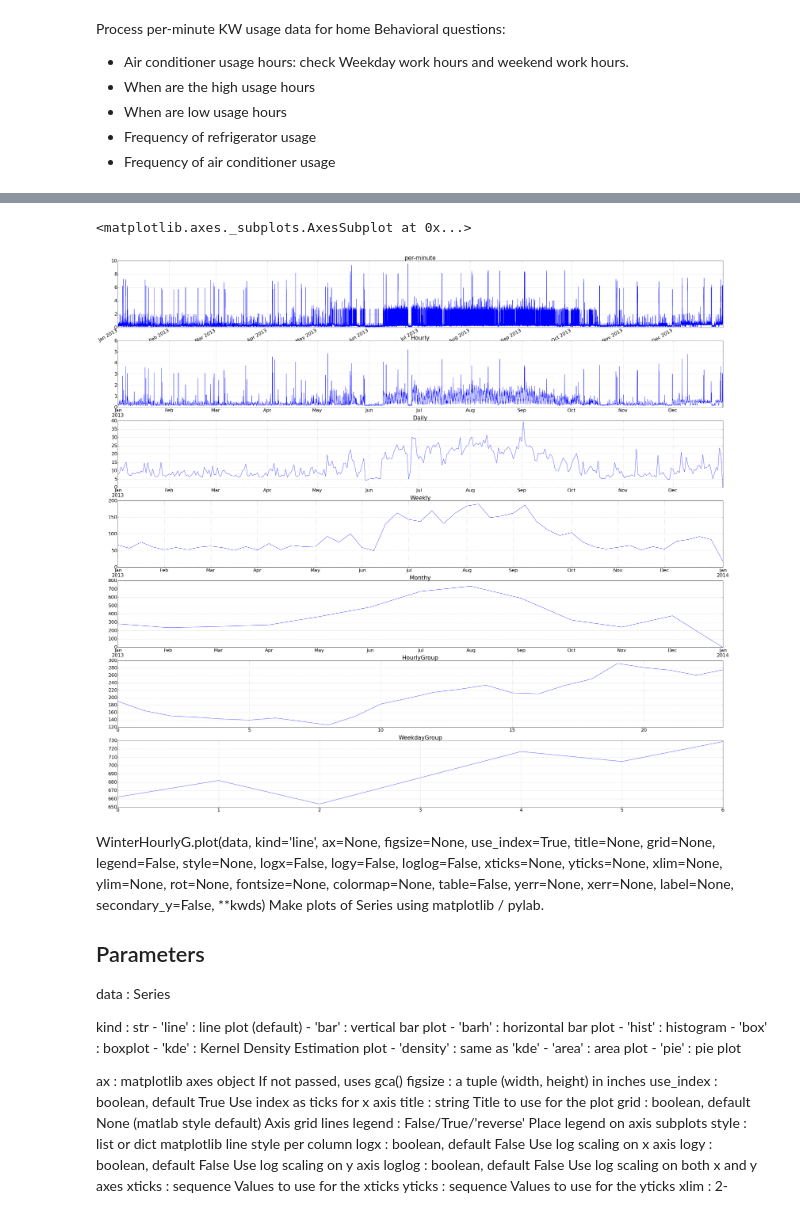
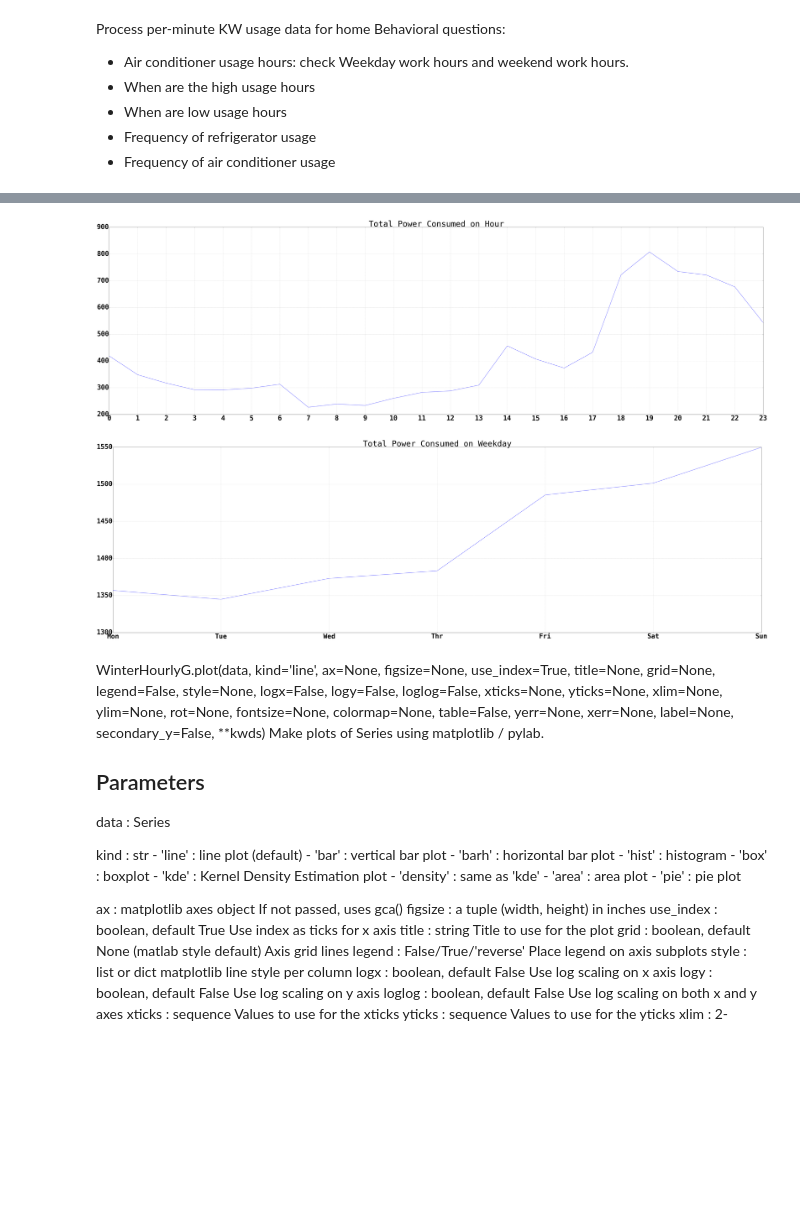
Before and after one commit to lkirch/energy-dashboard, a Jupyter notebook: Python-code/process.ipynb, the cells around one changed output, grey strips where cells are left out. Drawn from its saved outputs; the diff is of its cells as text; code cells hidden in the pictures; blank space fills up the shorter version.

```diff
--- a/Python-code/process.ipynb
+++ b/Python-code/process.ipynb
@@ -116,24 +152,25 @@ dtype: float64
-# %%
-# plot the values
-fig0 = plt.figure(figsize=(50,50))
-ax0=fig0.add_subplot(7,1,1)
-ax1=fig0.add_subplot(7,1,2)
-ax2=fig0.add_subplot(7,1,3)
-ax3=fig0.add_subplot(7,1,4)
-ax4=fig0.add_subplot(7,1,5)
-ax5=fig0.add_subplot(7,1,6)
-ax6=fig0.add_subplot(7,1,7)
-
-tsElec.plot(ax=ax0, title="per-minute")
-tsHourly.plot(ax=ax1, title="Hourly")
-tsDaily.plot(ax=ax2, title="Daily")
-tsWeekly.plot(ax=ax3, title="Weekly")
-tsMonthly.plot(ax=ax4, title="Monthy")
-XHourlyG.plot(ax=ax5, title="HourlyGroup")
-XWeekdayG.plot(ax=ax6, title="WeekdayGroup")
-# %% [output]
-<matplotlib.axes._subplots.AxesSubplot at 0x...>
-[figure, removed]
+# %%
+# plot the values
+'''
+fig1, ax1 = plt.subplots(nrows=5, ncols=1, figsize=(70, 100))
+
+tsElec.plot(ax=ax1[0], title="Per-Minute Power Consumption")
+tsHourly.plot(ax=ax1[1], title="Hourly Power Consumption")
+tsDaily.plot(ax=ax1[2], title="Daily Power Consumption")
+tsWeekly.plot(ax=ax1[3], title="Weekly Power Consumption")
+tsMonthly.plot(ax=ax1[4], title="Monthy Power Consumption")
+'''
+fig2, ax2 = plt.subplots(nrows=1, ncols=1, figsize=(70, 20))
+fig3, ax3 = plt.subplots(nrows=1, ncols=1, figsize=(70, 20))
+XHourlyG.plot(ax=ax2, title="Total Power Consumed on Hour")
+XWeekdayG.plot(ax=ax3, title="Total Power Consumed on Weekday")
+
+
+ticks = ax2.set_xticks(range(0,24))
+labels = ax3.set_xticklabels(['Mon', 'Tue', 'Wed', 'Thr', 'Fri', 'Sat', 'Sun'])
+# %% [output]
+[figure, added]
+[figure, added]
 # %% [markdown]
 WinterHourlyG.plot(data, kind='line', ax=None, figsize=None, use_index=True, title=None, grid=None, legend=False, style=None, logx=False, logy=False, loglog=False, xticks=None, yticks=None, xlim=None, ylim=None, rot=None, fontsize=None, colormap=None, table=False, yerr=None, xerr=None, label=None, secondary_y=False, **kwds)
 Make plots of Series using matplotlib / pylab.
```
Also changed, not shown: parts of 16 cells of this notebook.
